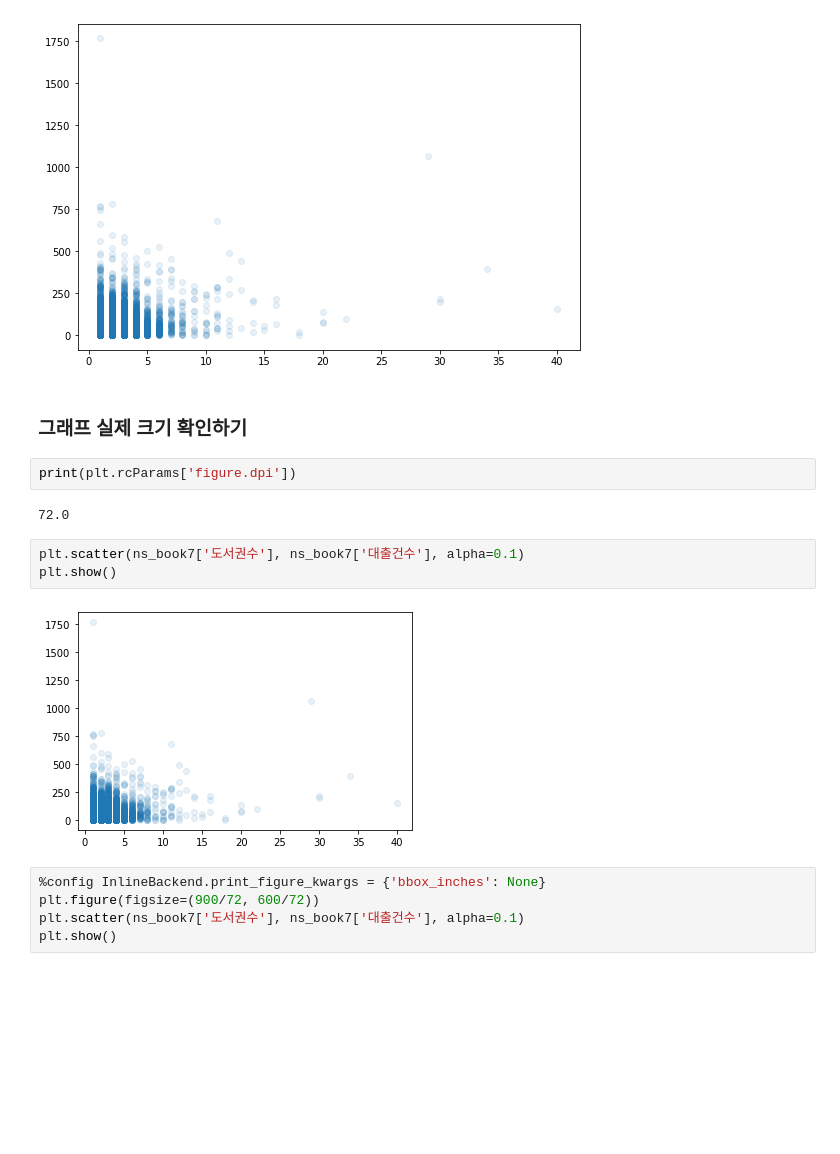
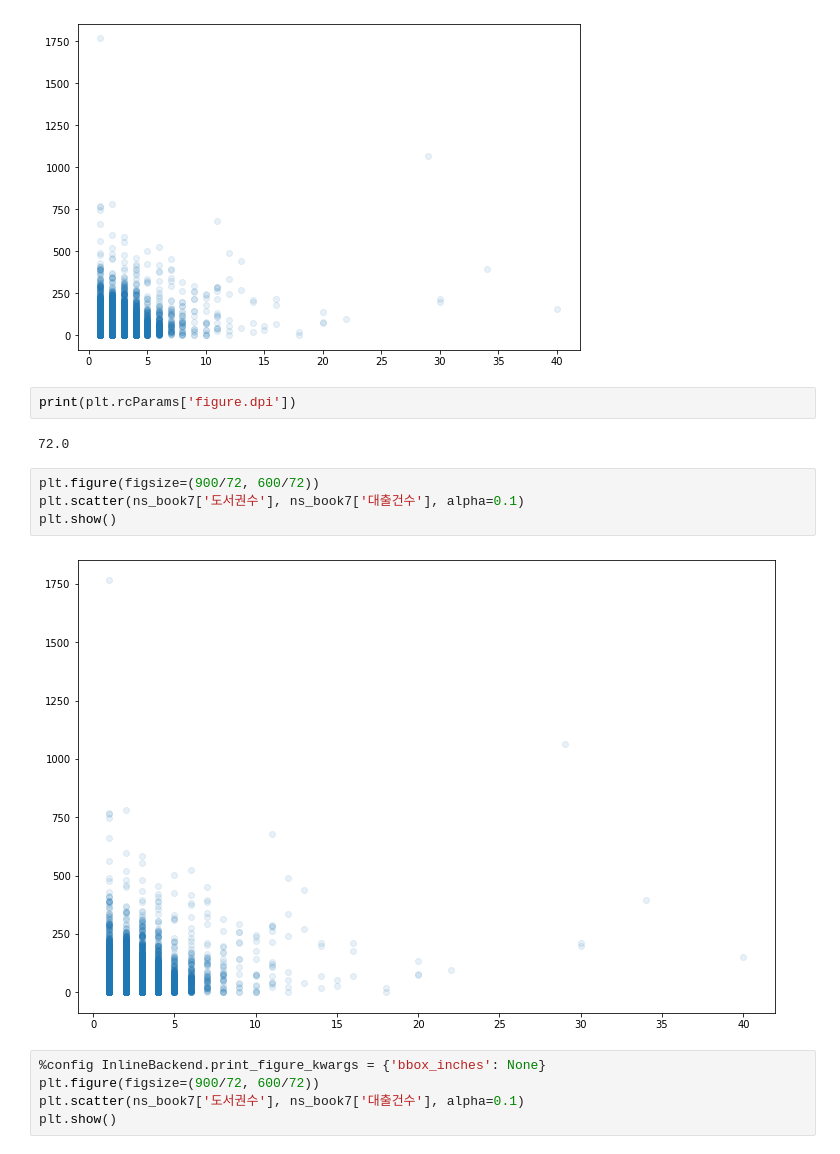
Before and after one commit to rickiepark/hg-da, a Jupyter notebook: 05-1.ipynb, the cells around one changed output. Saved outputs shown, nothing was run; the diff lists cells and outputs as text; blank space fills up the shorter version.

```diff
--- a/05-1.ipynb
+++ b/05-1.ipynb
@@ -53,17 +49,16 @@ plt.scatter(ns_book7['도서권수'], ns_book7['대출건수'], alpha=0.1)
 plt.show()
 # %% [output]
 [figure]
-# %% [markdown]
-### 그래프 실제 크기 확인하기
 # %%
 print(plt.rcParams['figure.dpi'])
 # %% [output]
 72.0
 # %%
+plt.figure(figsize=(900/72, 600/72))
 plt.scatter(ns_book7['도서권수'], ns_book7['대출건수'], alpha=0.1)
 plt.show()
 # %% [output]
-[figure, old version]
+[figure, new version]
 # %%
 %config InlineBackend.print_figure_kwargs = {'bbox_inches': None}
 plt.figure(figsize=(900/72, 600/72))
```
Also changed, not shown: parts of 13 cells of this notebook.
